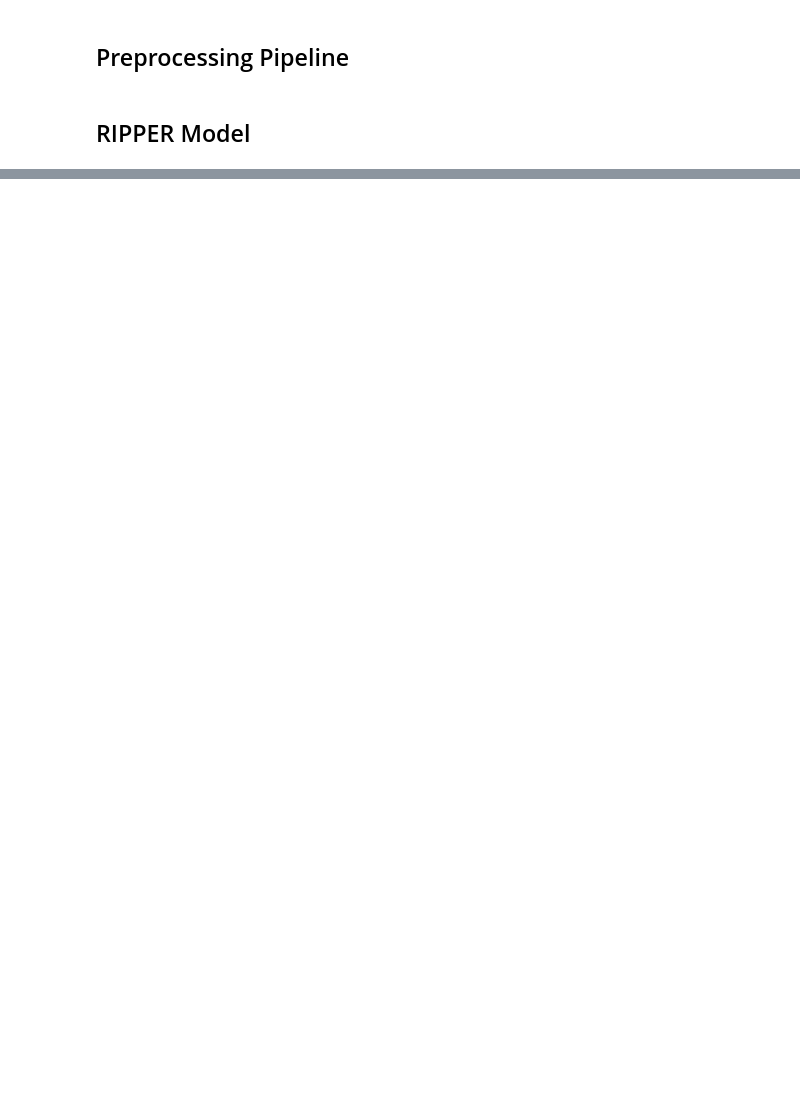
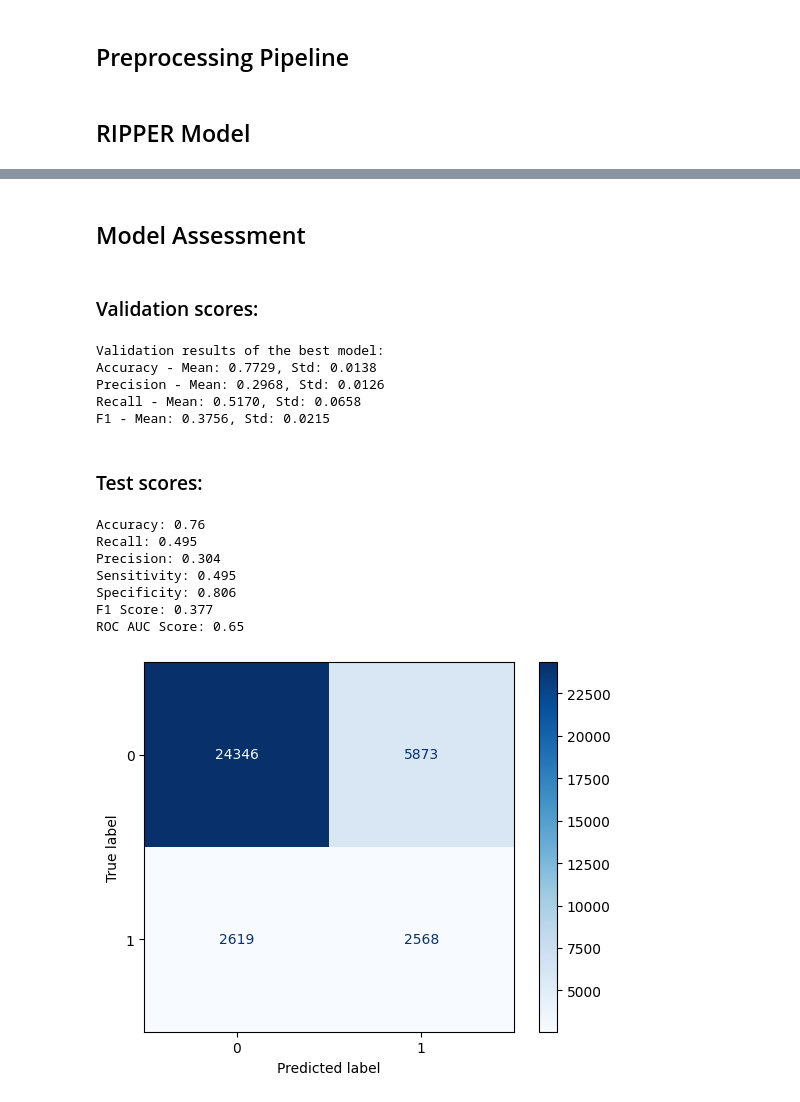
Before and after one commit to effepielle/dm_project24_group_0, a Jupyter notebook: TASK_4/rule_based.ipynb, the cells around one changed output, grey strips where cells are left out. Drawn from its saved outputs; the diff is of its cells as text; code cells hidden in the pictures; blank space fills up the shorter version.

```diff
--- a/TASK_4/rule_based.ipynb
+++ b/TASK_4/rule_based.ipynb
@@ -18 +29,4 @@ test_labels = pd.read_csv('../dataset/test_labels.csv')
+# %%
+train_data = train_data.drop(columns=columns_to_drop)
+test_data = test_data.drop(columns=columns_to_drop)
 # %%
@@ -34,10 +61,7 @@ preprocessor = ColumnTransformer(
 # %%
-#pipeline
-from weakref import ref
-from sklearn.model_selection import GridSearchCV, RandomizedSearchCV
-
 
 pipe = Pipeline(steps=[('preprocessor', preprocessor),
+                       ('sampmler', RandomUnderSampler(random_state=42)),
                        ('classifier', lw.RIPPER())])
 param_grid = {
     'classifier__prune_size': [0.1, 0.2, 0.3, 0.4, 0.5],
@@ -50,14 +74,11 @@ scoring = ['accuracy', 'precision', 'recall', 'f1']
 #random grid
 random_search = RandomizedSearchCV(pipe,
                                    param_distributions=param_grid,
-                                   n_iter=3,
+                                   n_iter=50,
                                    cv=5, verbose=2,
                                    random_state=42,
                                    n_jobs=-1,
                                    scoring=scoring,
-                                   refit='accuracy')
+                                   refit='f1')
 random_search.fit(train_data, train_labels)
-
-print("Best parameters found: ", random_search.best_params_)
-print("Best score found: ", random_search.best_score_)
 # %% [output]
@@ -97,0 +119,59 @@ F1 Score  0.17347211102215104
+# %% [markdown]
+## Model Assessment
+# %% [markdown]
+### Validation scores:
+# %%
+# extract the results of the randomized search and best model idx
+cv_results = random_search.cv_results_
+best_model = random_search.best_estimator_
+best_index = random_search.best_index_
+
+#extract and print matrics
+mean_test_scores = {metric: cv_results[f'mean_test_{metric}'][best_index] for metric in scoring}
+std_test_scores = {metric: cv_results[f'std_test_{metric}'][best_index] for metric in scoring}
+
+print("Validation results of the best model:")
+for metric in scoring:
+    print(f"{metric.capitalize()} - Mean: {mean_test_scores[metric]:.4f}, Std: {std_test_scores[metric]:.4f}")
+# %% [output]
+Validation results of the best model:
+Accuracy - Mean: 0.7729, Std: 0.0138
+Precision - Mean: 0.2968, Std: 0.0126
+Recall - Mean: 0.5170, Std: 0.0658
+F1 - Mean: 0.3756, Std: 0.0215
+# %% [markdown]
+### Test scores:
+# %%
+# Predict on the test data
+test_predictions = random_search.predict(test_data)
+
+# Calculate and visualize evaluation metrics
+accuracy = round(accuracy_score(test_labels, test_predictions), 3)
+recall = round(recall_with_zero_division(test_labels, test_predictions), 3)
+precision = round(precision_with_zero_division(test_labels, test_predictions), 3)
+sensitivity_score = round(sensitivity_score(test_labels, test_predictions), 3)
+specificity_score = round(specificity_score(test_labels, test_predictions), 3)
+f1 = round(f1_score(test_labels, test_predictions), 3)
+roc_auc = round(roc_auc_score(test_labels, test_predictions), 3)
+conf_matrix = confusion_matrix(test_labels, test_predictions)
+
+print(f"Accuracy: {accuracy}")
+print(f"Recall: {recall}")
+print(f"Precision: {precision}")
+print(f"Sensitivity: {sensitivity_score}")
+print(f"Specificity: {specificity_score}")
+print(f"F1 Score: {f1}")
+print(f"ROC AUC Score: {roc_auc}")
+
+disp = ConfusionMatrixDisplay(confusion_matrix=conf_matrix)
+disp.plot(cmap=plt.cm.Blues)
+plt.show()
+# %% [output]
+Accuracy: 0.76
+Recall: 0.495
+Precision: 0.304
+Sensitivity: 0.495
+Specificity: 0.806
+F1 Score: 0.377
+ROC AUC Score: 0.65
+[figure, added]
```
Also changed, not shown: parts of 12 cells of this notebook, 2 other files.
